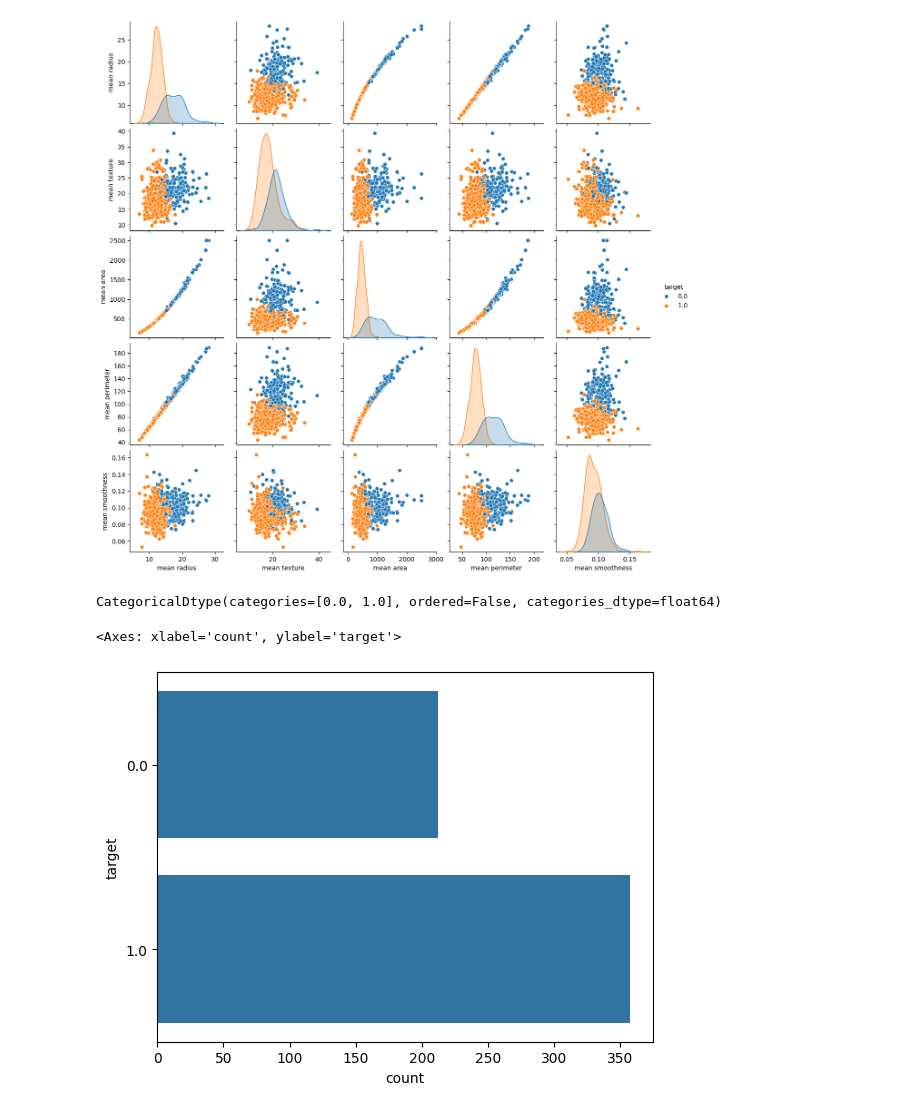
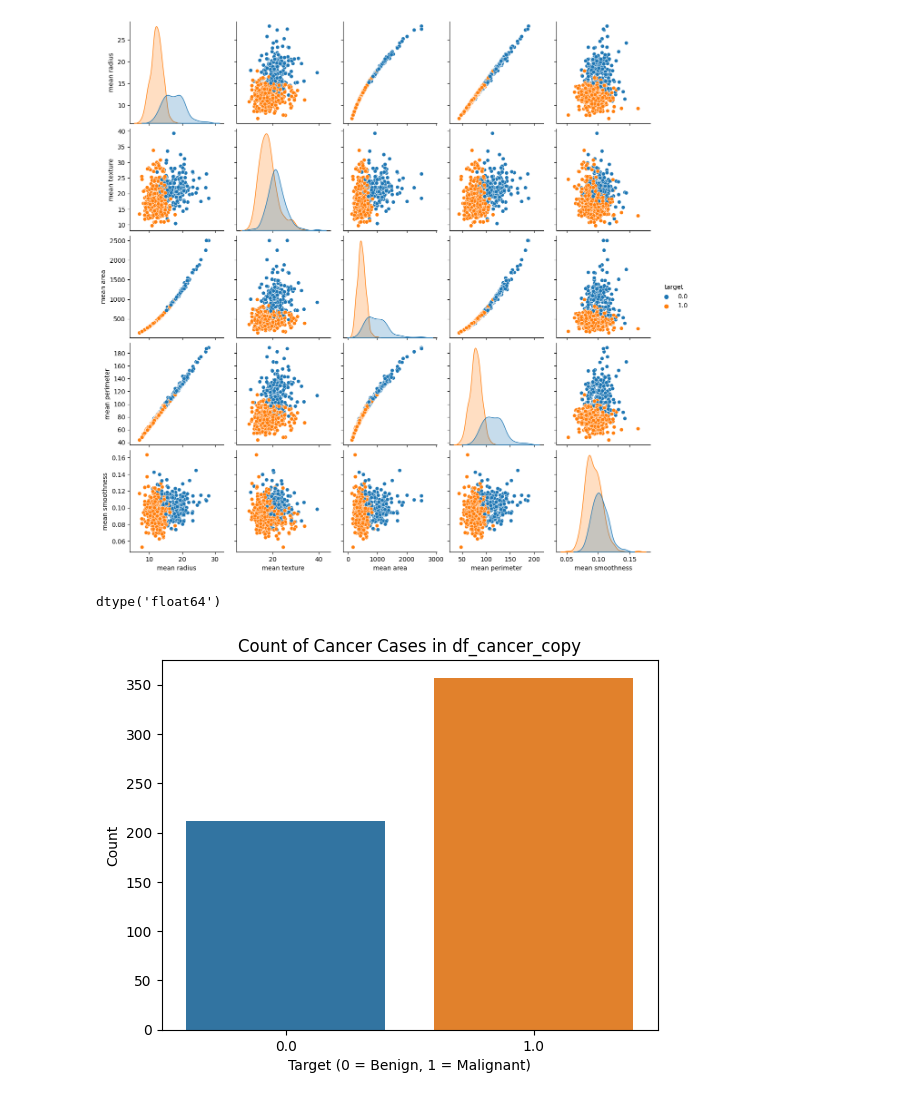
Before and after one commit to lalolita/MLRealWorldApplications, a Jupyter notebook: Breast_Cancer_study.ipynb, the cells around one changed output. Saved outputs shown, nothing was run; the diff lists cells and outputs as text; code cells hidden in the pictures.

```diff
--- a/Breast_Cancer_study.ipynb
+++ b/Breast_Cancer_study.ipynb
@@ -96,17 +96,23 @@ sns.pairplot(df_cancer, hue = 'target', vars = ['mean radius', 'mean texture', '
 # %% [output]
 <seaborn.axisgrid.PairGrid at 0x...>
 [figure]
-# %%
-  overwriting # Convert the target column to type category
-df_cancer['target'] = df_cancer['target'].astype('category')
 # %%
 df_cancer['target'].dtypes
 # %% [output]
-CategoricalDtype(categories=[0.0, 1.0], ordered=False, categories_dtype=float64)
+dtype('float64')
-# %%
-sns.countplot(df_cancer['target'], label = "Count")
-# %% [output]
-<Axes: xlabel='count', ylabel='target'>
-[figure, removed]
+# %%
+df_cancer_copy = df_cancer.copy()
+df_cancer_copy['target'] = df_cancer_copy['target'].astype('category')
+# %%
+sns.countplot(df_cancer_copy['target'], label = "Count")
+# Add a title and axis labels
+plt.title("Count of Cancer Cases in df_cancer_copy")
+plt.xlabel("Target (0 = Benign, 1 = Malignant)")
+plt.ylabel("Count")
+
+# Show the plot
+plt.show()
+# %% [output]
+[figure, added]
 # %%
 sns.scatterplot(x = 'mean area', y = 'mean smoothness', hue = 'target', data = df_cancer)
```
Also changed, not shown: parts of 30 cells of this notebook.
